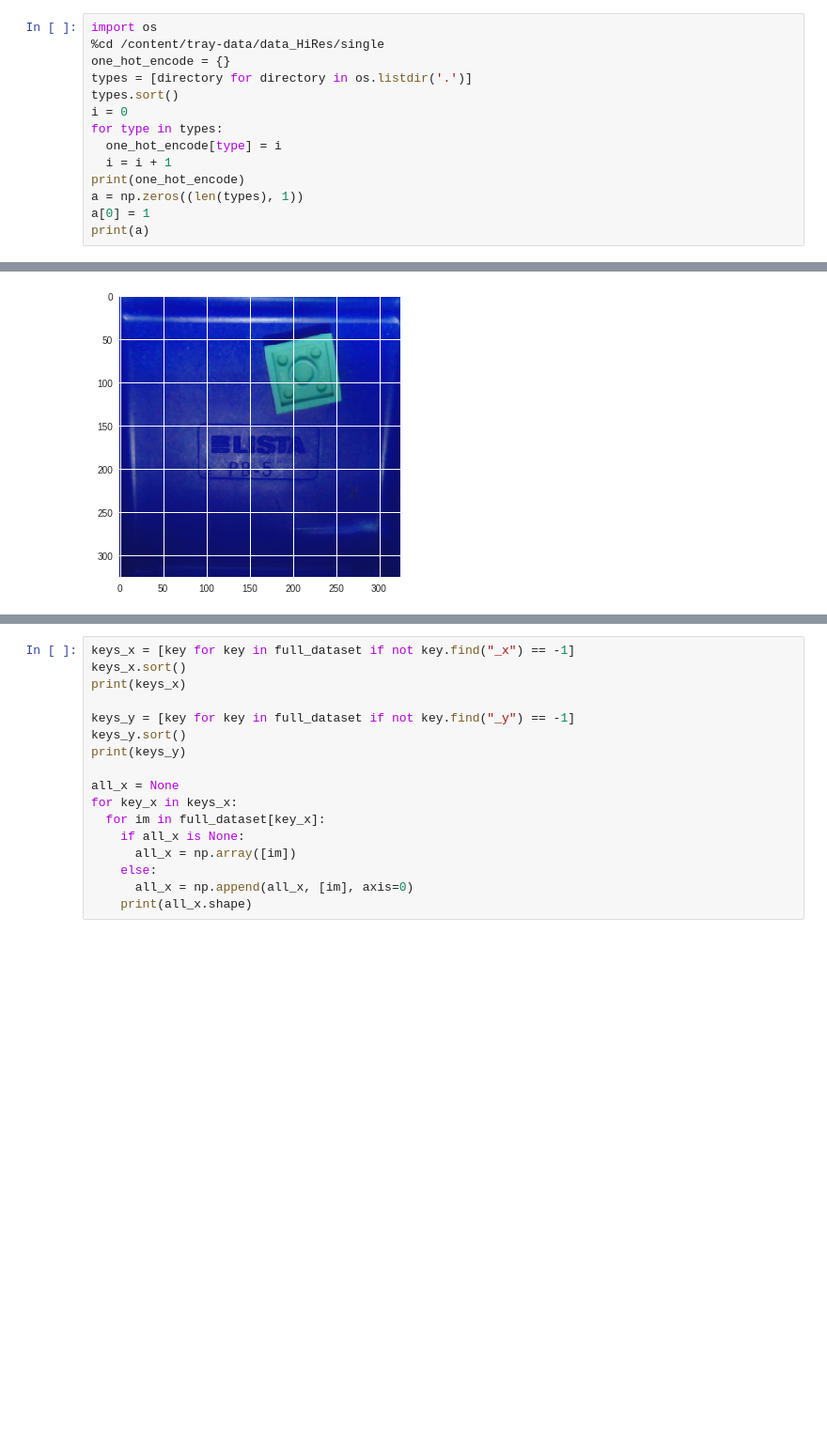
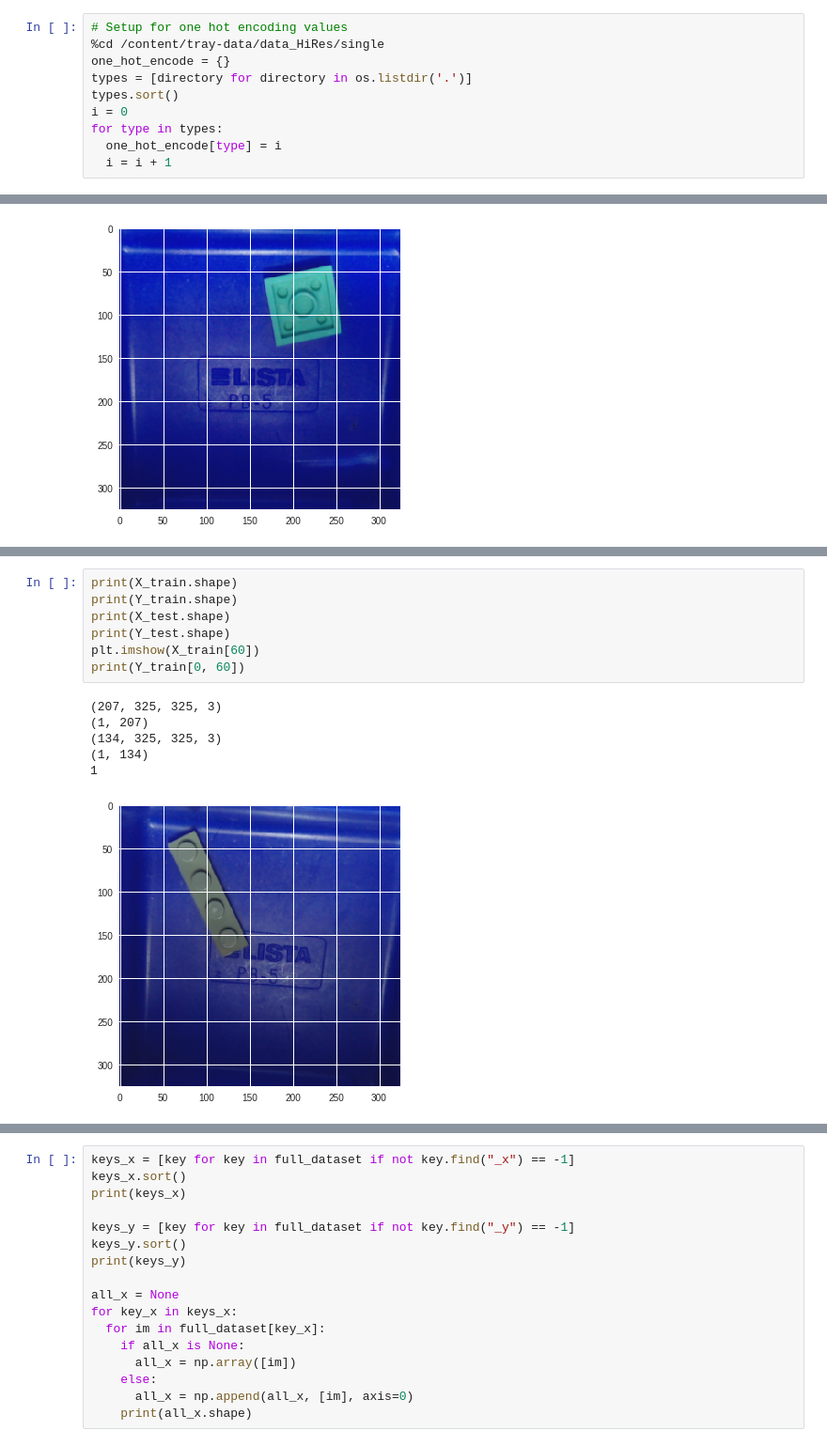
Before and after one commit to tylerlum/Tray_Image_Classifier_A, a Jupyter notebook: ReadData.ipynb, the cells around one changed output, grey strips where cells are left out. Shown at 94% size. Cells and saved outputs as stored; diff of their text form; blank space fills up the shorter version.

Commit message:
Finished Making Train and Test Sets

```diff
--- a/ReadData.ipynb
+++ b/ReadData.ipynb
@@ -43,5 +44,5 @@ import numpy as np
 # %%
-import os
+# Setup for one hot encoding values
 %cd /content/tray-data/data_HiRes/single
 one_hot_encode = {}
 types = [directory for directory in os.listdir('.')]
@@ -50,10 +51,6 @@ i = 0
 for type in types:
   one_hot_encode[type] = i
   i = i + 1
-print(one_hot_encode)
-a = np.zeros((len(types), 1))
-a[0] = 1
-print(a)
 # %% [output]
 /content/tray-data/data_HiRes/single
 {'L01': 0, 'L02': 1, 'L03': 2, 'L04': 3, 'L05': 4, 'L06': 5, 'L07': 6, 'L08': 7, 'L09': 8, 'L10': 9, 'L11': 10, 'L12': 11, 'L13': 12, 'L14': 13, 'L15': 14, 'L16': 15, 'L17': 16, 'L18': 17, 'S1': 18, ' ...
@@ -151,0 +167,14 @@ plt.imshow(b[1])
+# %%
+print(X_train.shape)
+print(Y_train.shape)
+print(X_test.shape)
+print(Y_test.shape)
+plt.imshow(X_train[60])
+print(Y_train[0, 60])
+# %% [output]
+(207, 325, 325, 3)
+(1, 207)
+(134, 325, 325, 3)
+(1, 134)
+1
+[figure, added]
```
Also changed, not shown: parts of 8 cells of this notebook.
